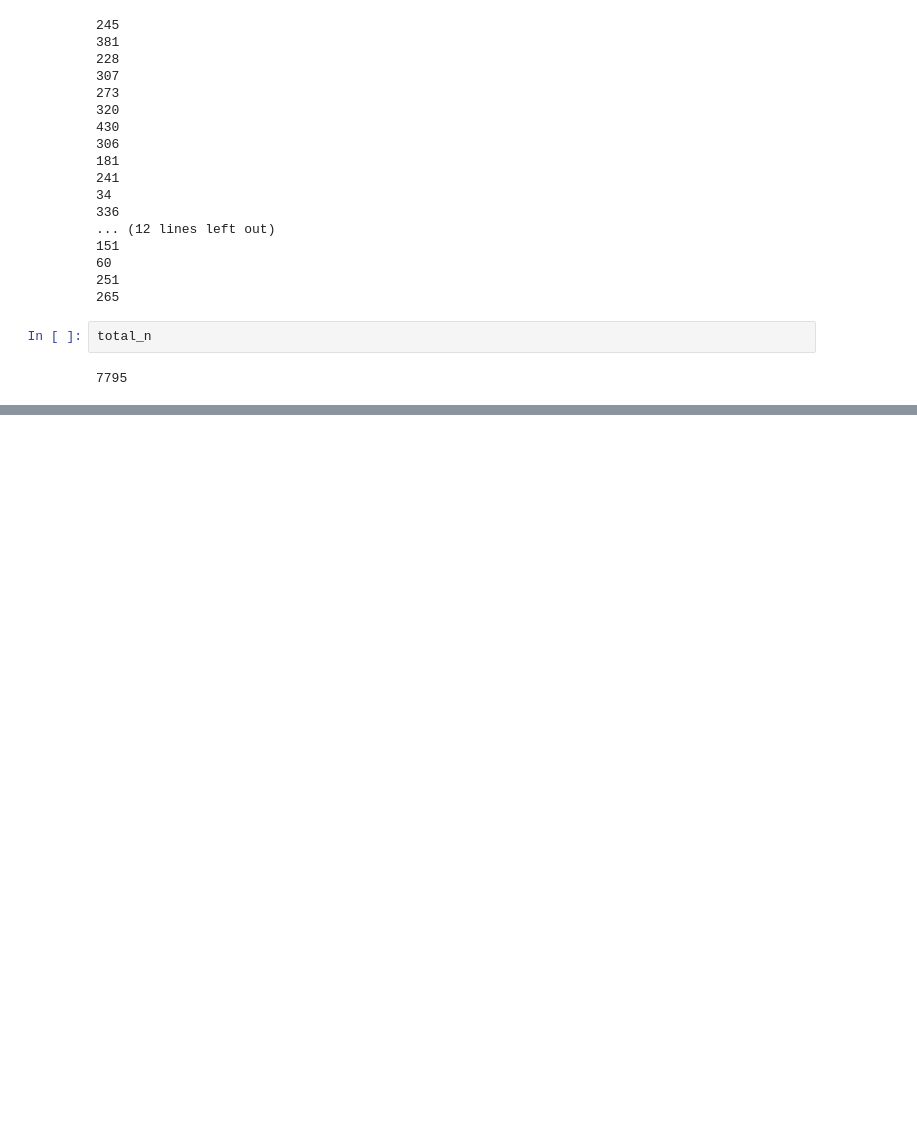
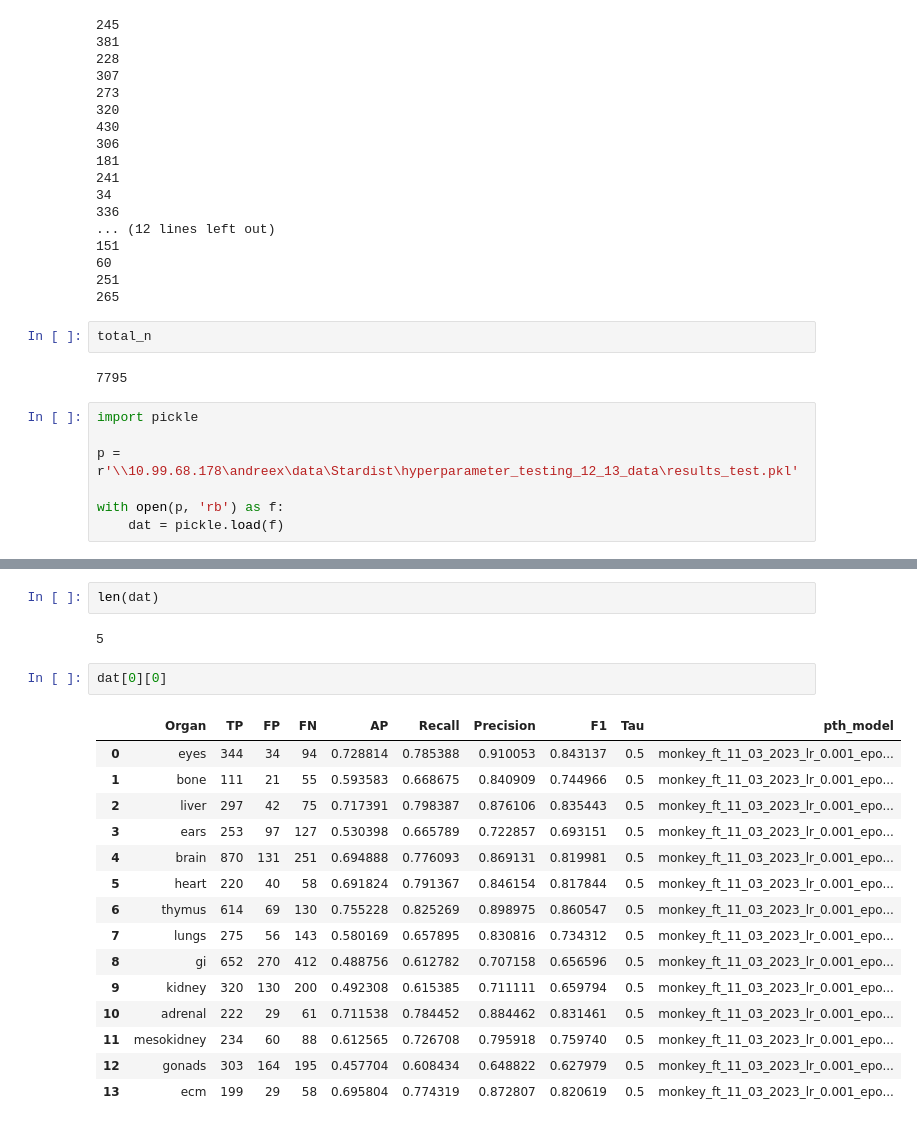
Before and after one commit to donniekramer8/Nuclei-seg-collection, a Jupyter notebook: Segmentation_Analysis/monkey/thesis/count_number_nuc_in_training_monkey_set.ipynb, the cells around one changed output, grey strips where cells are left out. Cells and saved outputs as stored; diff of their text form; blank space fills up the shorter version.

```diff
--- a/Segmentation_Analysis/monkey/thesis/count_number_nuc_in_training_monkey_set.ipynb
+++ b/Segmentation_Analysis/monkey/thesis/count_number_nuc_in_training_monkey_set.ipynb
@@ -38,3 +38,10 @@ for file in file_list:
 total_n
 # %% [output]
 7795
+# %%
+import pickle
+
+p = r'\\10.99.68.178\andreex\data\Stardist\hyperparameter_testing_12_13_data\results_test.pkl'
+
+with open(p, 'rb') as f:
+    dat = pickle.load(f)
@@ -40,0 +68,22 @@ total_n
+# %%
+len(dat)
+# %% [output]
+5
+# %%
+dat[0][0]
+# %% [output]
+|  | Organ | TP | FP | FN | AP | Recall | Precision | F1 | Tau | pth_model |
+| 0 | eyes | 344 | 34 | 94 | 0.728814 | 0.785388 | 0.910053 | 0.843137 | 0.5 | monkey_ft_11_03_2023_lr_0.001_epo... |
+| 1 | bone | 111 | 21 | 55 | 0.593583 | 0.668675 | 0.840909 | 0.744966 | 0.5 | monkey_ft_11_03_2023_lr_0.001_epo... |
+| 2 | liver | 297 | 42 | 75 | 0.717391 | 0.798387 | 0.876106 | 0.835443 | 0.5 | monkey_ft_11_03_2023_lr_0.001_epo... |
+| 3 | ears | 253 | 97 | 127 | 0.530398 | 0.665789 | 0.722857 | 0.693151 | 0.5 | monkey_ft_11_03_2023_lr_0.001_epo... |
+| 4 | brain | 870 | 131 | 251 | 0.694888 | 0.776093 | 0.869131 | 0.819981 | 0.5 | monkey_ft_11_03_2023_lr_0.001_epo... |
+| 5 | heart | 220 | 40 | 58 | 0.691824 | 0.791367 | 0.846154 | 0.817844 | 0.5 | monkey_ft_11_03_2023_lr_0.001_epo... |
+| 6 | thymus | 614 | 69 | 130 | 0.755228 | 0.825269 | 0.898975 | 0.860547 | 0.5 | monkey_ft_11_03_2023_lr_0.001_epo... |
+| 7 | lungs | 275 | 56 | 143 | 0.580169 | 0.657895 | 0.830816 | 0.734312 | 0.5 | monkey_ft_11_03_2023_lr_0.001_epo... |
+| 8 | gi | 652 | 270 | 412 | 0.488756 | 0.612782 | 0.707158 | 0.656596 | 0.5 | monkey_ft_11_03_2023_lr_0.001_epo... |
+| 9 | kidney | 320 | 130 | 200 | 0.492308 | 0.615385 | 0.711111 | 0.659794 | 0.5 | monkey_ft_11_03_2023_lr_0.001_epo... |
+| 10 | adrenal | 222 | 29 | 61 | 0.711538 | 0.784452 | 0.884462 | 0.831461 | 0.5 | monkey_ft_11_03_2023_lr_0.001_epo... |
+| 11 | mesokidney | 234 | 60 | 88 | 0.612565 | 0.726708 | 0.795918 | 0.759740 | 0.5 | monkey_ft_11_03_2023_lr_0.001_epo... |
+| 12 | gonads | 303 | 164 | 195 | 0.457704 | 0.608434 | 0.648822 | 0.627979 | 0.5 | monkey_ft_11_03_2023_lr_0.001_epo... |
+| 13 | ecm | 199 | 29 | 58 | 0.695804 | 0.774319 | 0.872807 | 0.820619 | 0.5 | monkey_ft_11_03_2023_lr_0.001_epo... |
```
Also changed, not shown: parts of 1 cell of this notebook.
